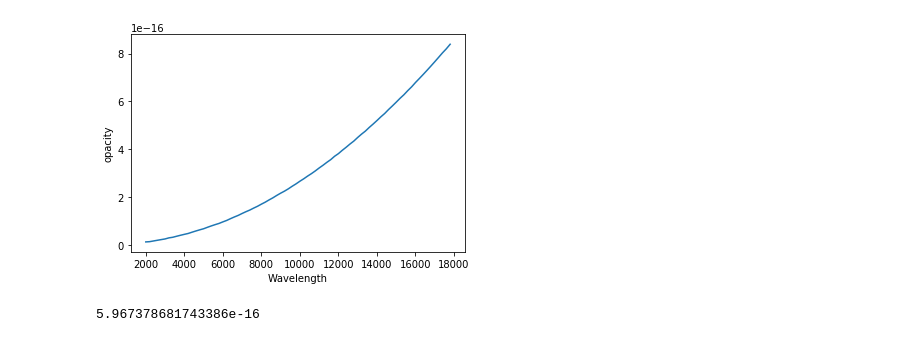
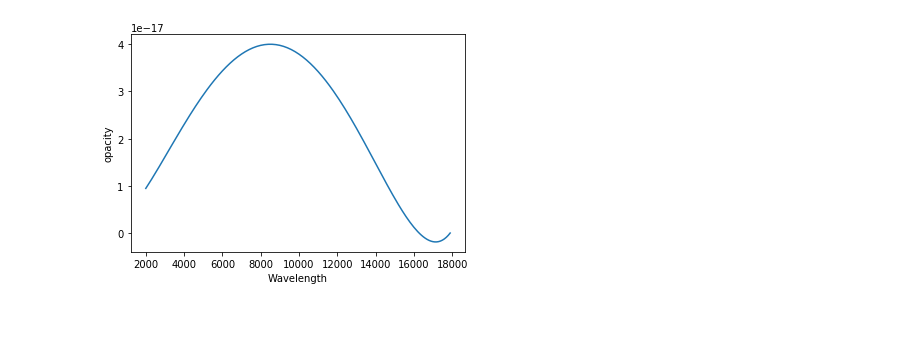
Before and after one commit to abelles520/thick_rt, a Jupyter notebook: thick_rt/notebooks/bullshit.ipynb, the cells around one changed output. Cells and saved outputs as stored; diff of their text form; code cells hidden in the pictures.

```diff
--- a/thick_rt/notebooks/bullshit.ipynb
+++ b/thick_rt/notebooks/bullshit.ipynb
@@ -18,15 +18,16 @@ def alpha_bf(wave):
 
     return alpha/1e18
 # %%
-wave_array = np.arange(2000, 18000, 200)
-a_array = [alpha_bf(i) for i in wave_array]
+# must be floats
+lambda_array = np.arange(2000.00, 18000.00, 100)
+a_bf_array = [alpha_bf(i) for i in lambda_array]
 # %%
-plt.plot(wave_array, a_array)
+plt.plot(lambda_array, a_bf_array)
 plt.xlabel('Wavelength')
 plt.ylabel('opacity')
 plt.show()
 # %% [output]
-[figure, old version]
+[figure, new version]
 # %%
 
 
@@ -48,4 +47,0 @@ k_Hm_array = [kappa_Hminus_bf(100, 5000, i) for i in wave_array]
-# %%
-alpha_bf(15000)
-# %% [output]
-5.967378681743386e-16
```
Also changed, not shown: parts of 2 cells of this notebook, 1 other file.
